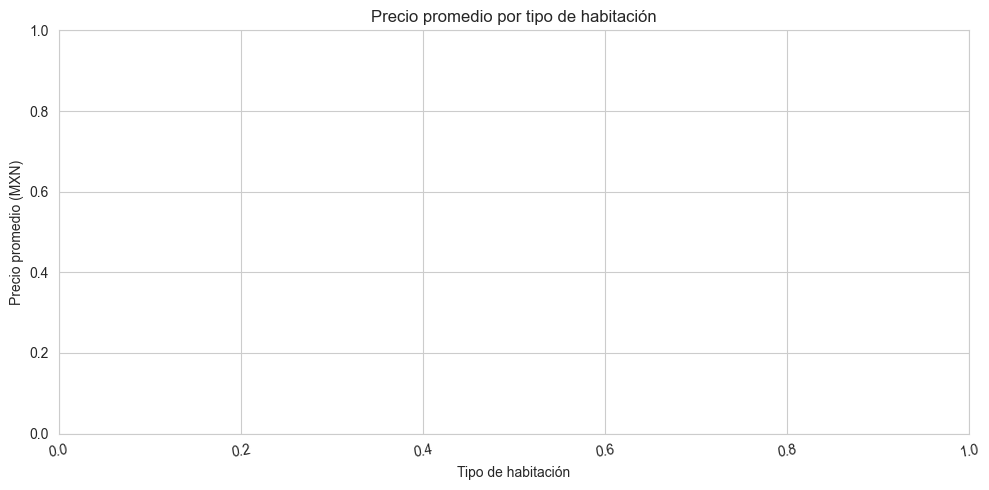
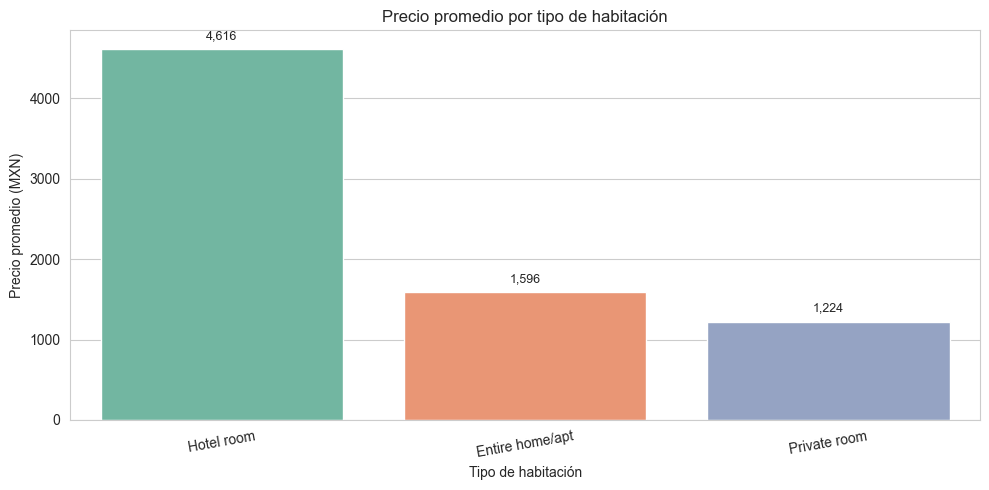
The change to this notebook cell's code, shown as a diff; its figure went from the first image to the second:
--- before
+++ after
@@ -1,16 +1,19 @@
-plt.figure(figsize=(10, 5))
-ax = sns.barplot(data=avg_price_by_room_type, x='room_type', y='price_num', palette='Set2')
-ax.set_title('Precio promedio por tipo de habitación')
-ax.set_xlabel('Tipo de habitación')
-ax.set_ylabel('Precio promedio (MXN)')
-plt.xticks(rotation=10)
+if avg_price_by_room_type.empty:
+    print('No hay datos validos para calcular el precio promedio por tipo de habitación.')
+else:
+    plt.figure(figsize=(10, 5))
+    ax = sns.barplot(data=avg_price_by_room_type, x='room_type', y='price_num', palette='Set2')
+    ax.set_title('Precio promedio por tipo de habitación')
+    ax.set_xlabel('Tipo de habitación')
+    ax.set_ylabel('Precio promedio (MXN)')
+    plt.xticks(rotation=10)
 
-for patch in ax.patches:
-    height = patch.get_height()
-    ax.annotate(f'{height:,.0f}',
-                (patch.get_x() + patch.get_width() / 2, height),
-                ha='center', va='bottom', fontsize=9, xytext=(0, 5),
-                textcoords='offset points')
+    for patch in ax.patches:
+        height = patch.get_height()
+        ax.annotate(f'{height:,.0f}',
+                    (patch.get_x() + patch.get_width() / 2, height),
+                    ha='center', va='bottom', fontsize=9, xytext=(0, 5),
+                    textcoords='offset points')
 
-plt.tight_layout()
-plt.show()
+    plt.tight_layout()
+    plt.show()

Commit: Implement feature X to enhance user experience and fix bug Y in module Z